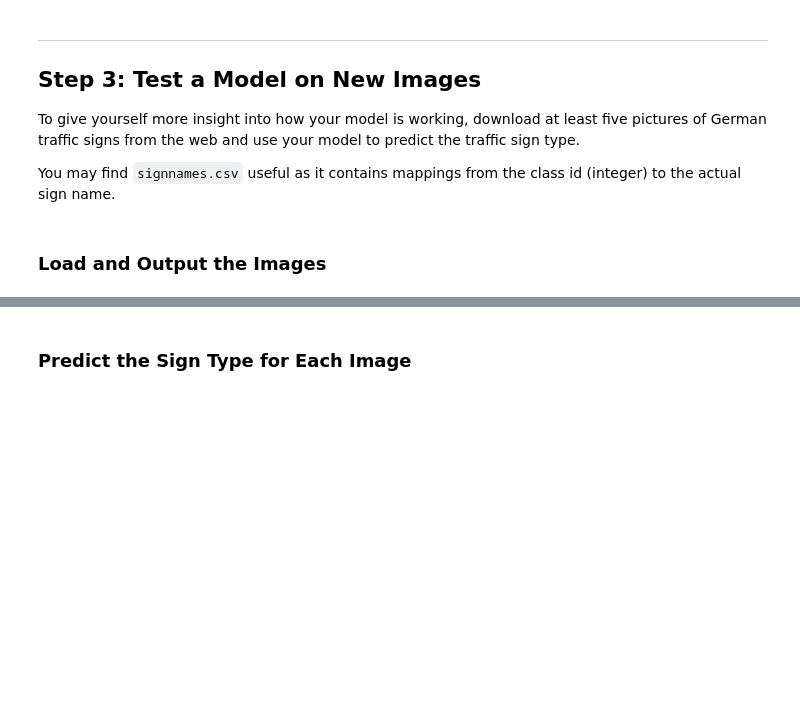
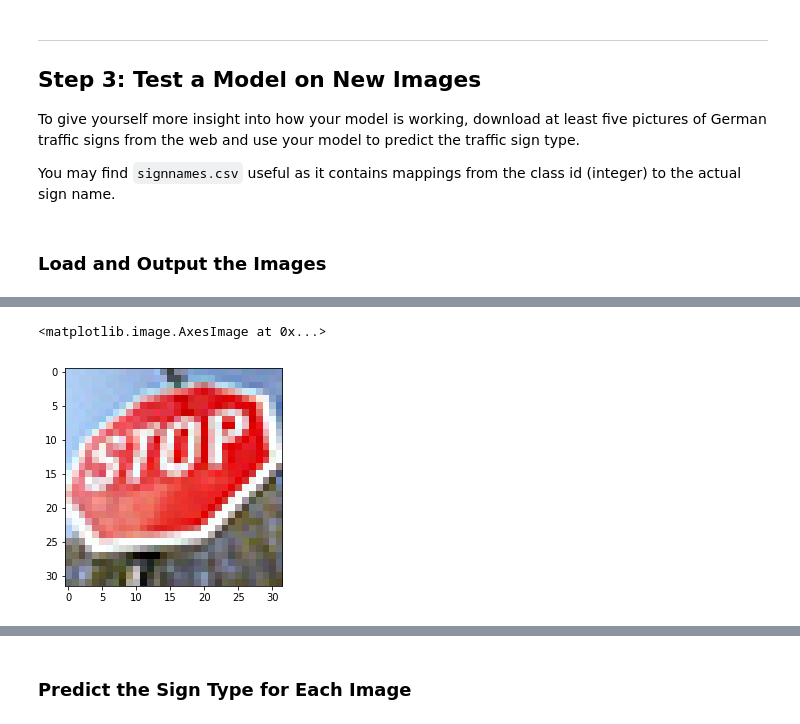
Before and after one commit to cecukemon/CarND-Traffic-Sign-Classifier-Project, a Jupyter notebook: Traffic_Sign_Classifier.ipynb, the cells around one changed output, grey strips where cells are left out. Cells and saved outputs as stored; diff of their text form; code cells hidden in the pictures; blank space fills up the shorter version.

```diff
--- a/Traffic_Sign_Classifier.ipynb
+++ b/Traffic_Sign_Classifier.ipynb
@@ -282,0 +315,5 @@ You may find `signnames.csv` useful as it contains mappings from the class id (i
+# %%
+plt.imshow(sign_4)
+# %% [output]
+<matplotlib.image.AxesImage at 0x...>
+[figure, added]
```
Also changed, not shown: parts of 13 cells of this notebook, 7 other files.
